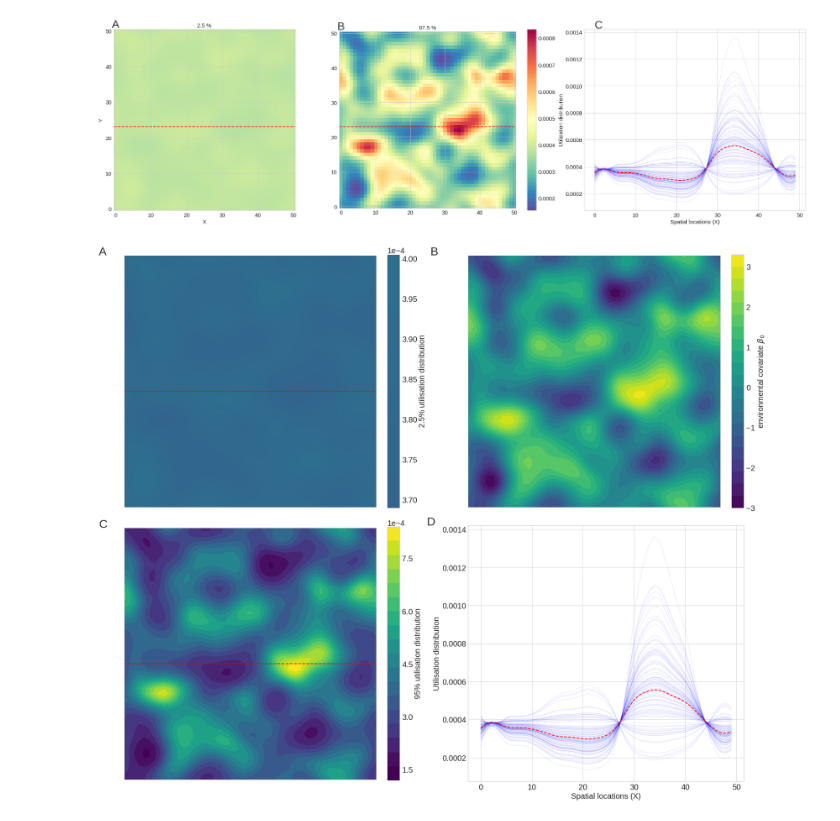
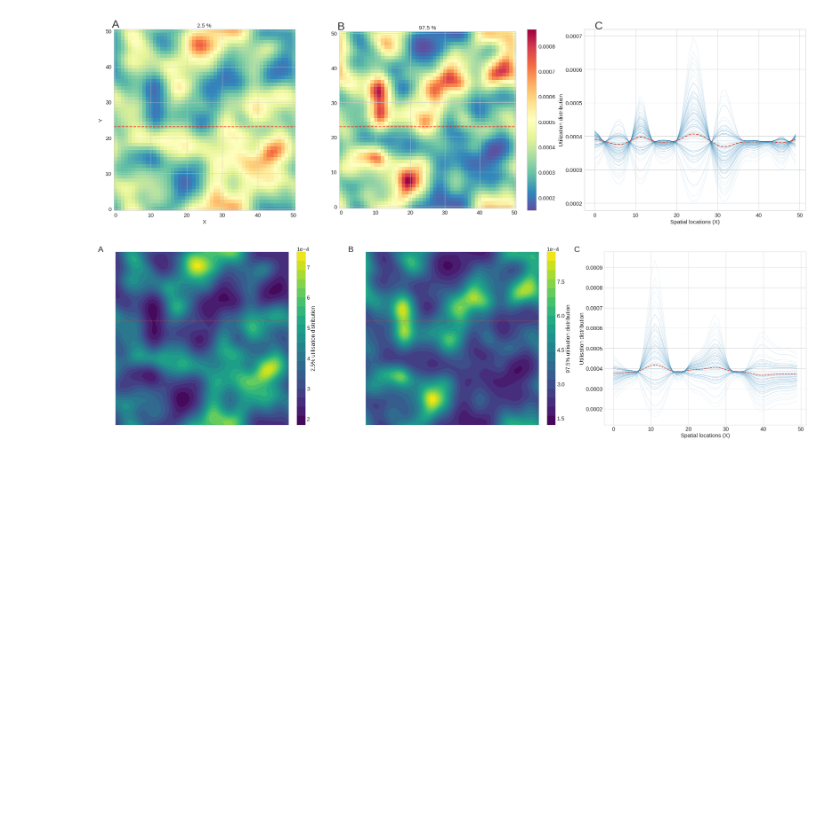
Before and after one commit to ctorney/mssf-vi, a Jupyter notebook: Figures/UD_currentF.ipynb, the cells around one changed output. Drawn from its saved outputs; the diff is of its cells as text; code cells hidden in the pictures; blank space fills up the shorter version.

Commit message:
Modified QQ-plot and UD figure

```diff
--- a/Figures/UD_currentF.ipynb
+++ b/Figures/UD_currentF.ipynb
@@ -78,7 +78,7 @@ To enable them in other operations, rebuild TensorFlow with the appropriate comp
 # Simulating observation from centred model
 
 nbObs=10001 #nbObs Number of observations
-beta=np.array([[0.1,-0.8]]) # Vector of resource selection coefficients
+beta=np.array([[0.1,0]]) # Vector of resource selection coefficients
 allr=np.ones(nbObs) # Vector of radii for movement kernel, or standard deviations
 cov=cov_cube #Array of covariates (one layer for each covariate)
 xy0=[25,25] #Initial location
@@ -404,15 +395,13 @@ ax = fig.add_subplot(1, 3, 3)
 b1=d1[:,0,0] # Beta 1
 b2=d1[:,0,1] #Beta 2
 for i in range(S):
-    #UDS1=np.exp(b1[i]*cov1 + b2[i]*cov2)
-    #UDS1=np.divide(UDS1,np.sum(UDS1))
     UDS1=np.exp(b1[i]*cov1)
     UDS1=np.divide(UDS1,np.sum(UDS1))
-    plt.plot(UDS1[23,0:50], color="blue",linewidth=1.0,alpha=0.1)
-plt.plot(UDM[23,0:50],color="red", linewidth=2,ls="--")
+    plt.plot(UDS1[23,0:50], color="C1",linewidth=1.0,alpha=0.15)
+plt.plot(UDM[23,0:50],color="C0", linewidth=2,ls="--")
 plt.xlabel("Spatial locations (X)",fontsize=15)
 plt.ylabel("Utilization distribution",fontsize=15)
-plt.text(0,0.00143,'C', fontsize=30)
+plt.text(0,0.00072,'C', fontsize=30)
 plt.tick_params(axis='both', which='major', labelsize=15)
 
 
@@ -428,83 +417,66 @@ plt.tight_layout()
 
 plt.show()
 # %% [output]
-[figure, old version]
+[figure, new version]
 # %%
 ## Plotting 2 by 2 for utilisation distribution, environment covariates 1 and
 ## line graph on the same panel
 
 import matplotlib.ticker as tick #Importing tick function
 
-fig, axs = plt.subplots(2, 2, figsize=(24,20),tight_layout=True)
+fig, axs = plt.subplots(1, 3, figsize=(36,10),tight_layout=True)
 
 # Figure A
 # Setting aspect ratio
-axs[0, 0].set_aspect('equal')
-ax0= axs[0, 0].contourf(UDL,cmap='viridis',levels=20,vmin=UDU.min(),vmax=UDU.max())
-axs[0,0].text(-0.1,1,'A', size=30, transform=axs[0, 0].transAxes)
-axs[0,0].tick_params( labelleft=False, labelbottom=False)
-axs[0,0].axhline(23,color="red",ls="--",linewidth=2)
-cbar = fig.colorbar(ax0, ax=axs[0, 0],fraction=0.046, pad=0.04)
+axs[0].set_aspect('equal')
+ax0= axs[0].contourf(UDL,cmap='viridis',levels=20)#,vmin=UDU.min(),vmax=UDU.max())
+axs[0].text(-0.1,1,'A', size=30, transform=axs[0].transAxes)
+axs[0].tick_params( labelleft=False, labelbottom=False)
+axs[0].axhline(30,color="C0",ls="--",linewidth=2)
+cbar = fig.colorbar(ax0, ax=axs[0],fraction=0.046, pad=0.04)
 cbar.ax.tick_params(labelsize=20)
 cbar.formatter.set_powerlimits((0, 0))
 cbar.ax.yaxis.get_offset_text().set_fontsize(20)
 cbar.ax.yaxis.set_offset_position('left')
 cbar.set_label(label=r'2.5% utilisation distribution',size=20)
 tick_locator = tick.MaxNLocator(nbins=7)
 cbar.locator = tick_locator
 cbar.update_ticks()
 
-
-# figure B
-axs[0, 1].set_aspect('equal')
-ax1 = axs[0, 1].contourf(cov1,cmap='viridis',levels=20)
-#axs[0,0].set_title('A',loc='left',size=30,pad=100)
-axs[0,1].text(-0.15,1,'B', size=30, transform=axs[0, 1].transAxes)
-axs[0,1].tick_params( labelleft=False, labelbottom=False)
-cbar = fig.colorbar(ax1, ax=axs[0, 1],fraction=0.046, pad=0.04)
+# Figure B
+axs[1].set_aspect('equal')
+ax11 = axs[1].contourf(UDU,cmap='viridis',levels=20)#vmin=UDU.min(),vmax=UDU.max())
+axs[1].text(-0.1,1,'B', size=30, transform=axs[1].transAxes)
+axs[1].axhline(30,color="C0",ls="--",linewidth=2)
+axs[1].tick_params( labelleft=False, labelbottom=False)
+cbar = fig.colorbar(ax11, ax=axs[1],fraction=0.046, pad=0.04)
 cbar.ax.tick_params(labelsize=20)
 cbar.formatter.set_powerlimits((0, 0))
 cbar.ax.yaxis.get_offset_text().set_fontsize(20)
 cbar.ax.yaxis.set_offset_position('left')
-cbar.set_label(label=r'environmental covariate $\beta_0$',size=20)
+cbar.ax.tick_params(labelsize=20)
+cbar.set_label(label=r'97.5% utilisation distribution',size=20)
 tick_locator = tick.MaxNLocator(nbins=7)
 cbar.locator = tick_locator
 cbar.update_ticks()
 
 # Figure C
-axs[1, 0].set_aspect('equal')
-ax11 = axs[1, 0].contourf(UDU,cmap='viridis',levels=20,vmin=UDU.min(),vmax=UDU.max())
-axs[1,0].text(-0.1,1,'C', size=30, transform=axs[1, 0].transAxes)
-axs[1,0].axhline(23,color="red",ls="--",linewidth=2)
-axs[1,0].tick_params( labelleft=False, labelbottom=False)
-cbar = fig.colorbar(ax11, ax=axs[1, 0],fraction=0.046, pad=0.04)
-cbar.ax.tick_params(labelsize=20)
-cbar.formatter.set_powerlimits((0, 0))
-cbar.ax.yaxis.get_offset_text().set_fontsize(20)
-cbar.ax.yaxis.set_offset_position('left')
-cbar.ax.tick_params(labelsize=20)
-cbar.set_label(label=r'95% utilisation distribution',size=20)
-tick_locator = tick.MaxNLocator(nbins=7)
-cbar.locator = tick_locator
-cbar.update_ticks()
-
-# Figure D
 b1=d1[:,0,0] # Beta 1
 for i in range(S):
     UDS1=np.exp(b1[i]*cov1)
     UDS1=np.divide(UDS1,np.sum(UDS1))
-    axs[1,1].plot(UDS1[23,0:50], color="blue",linewidth=1.0,alpha=0.1)
-axs[1,1].plot(UDM[23,0:50],color="red", linewidth=2,ls="--")
-axs[1,1].set_xlabel("Spatial locations (X)",fontsize=20)
-axs[1,1].set_ylabel("Utilisation distribution",fontsize=20)
-axs[1,1].tick_params(axis='both', which='major', labelsize=20)
-axs[1,1].text(-0.15,1,'D', size=30, transform=axs[1, 1].transAxes)
+    axs[2].plot(UDS1[30,0:50], color="C1",linewidth=1.0,alpha=0.15)
+axs[2].plot(UDM[30,0:50],color="C0", linewidth=2,ls="--")
+axs[2].set_xlabel("Spatial locations (X)",fontsize=20)
+axs[2].set_ylabel("Utilisation distribution",fontsize=20)
+axs[2].tick_params(axis='both', which='major', labelsize=20)
+axs[2].text(-0.15,1,'C', size=30, transform=axs[2].transAxes)
 
-#plt.subplots_adjust(wspace=0.1, hspace=0.1)
+fig.subplots_adjust(wspace=0.1, hspace=0.1)
 
-fig.tight_layout()
+plt.tight_layout()
 plt.savefig("Figure_4.png",bbox_inches='tight',dpi=300)
 plt.savefig("Figure_4.pdf",bbox_inches='tight',dpi=300)
 plt.show()
 # %% [output]
-[figure, old version]
+[figure, new version]
```
Also changed, not shown: parts of 5 cells of this notebook, 1 other file.
